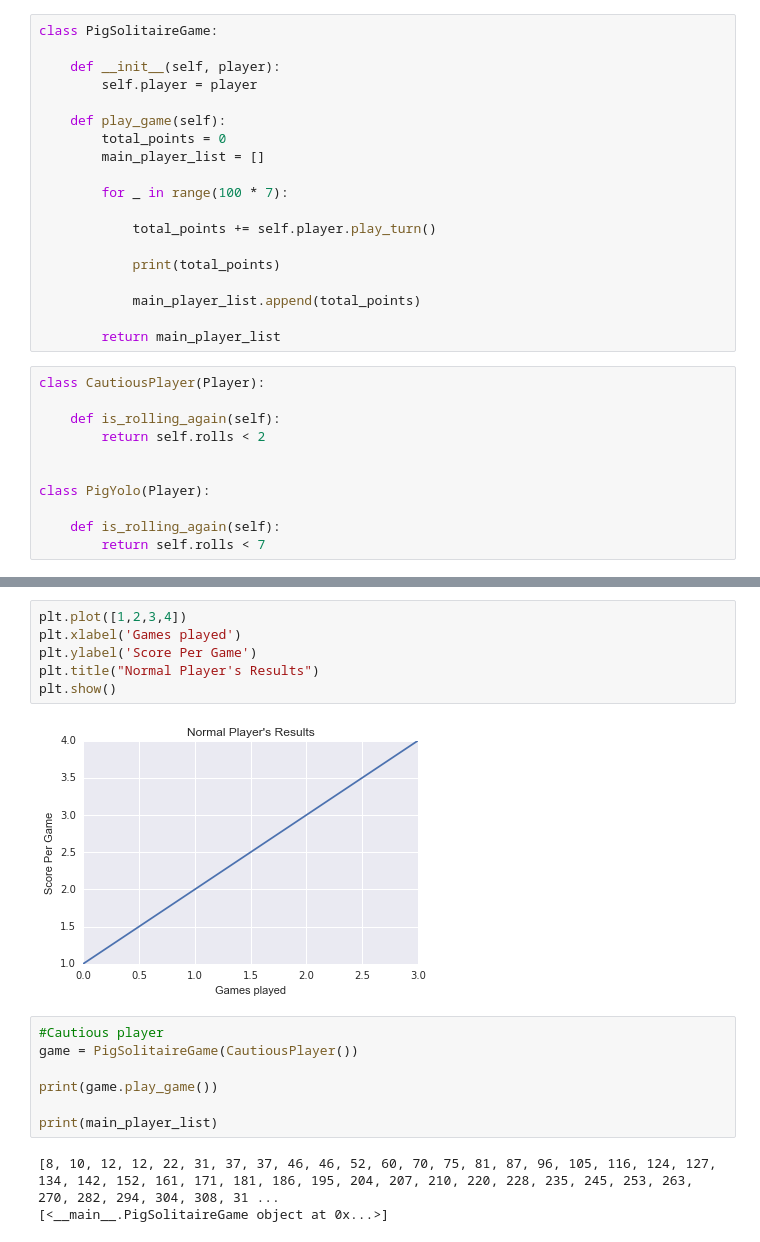
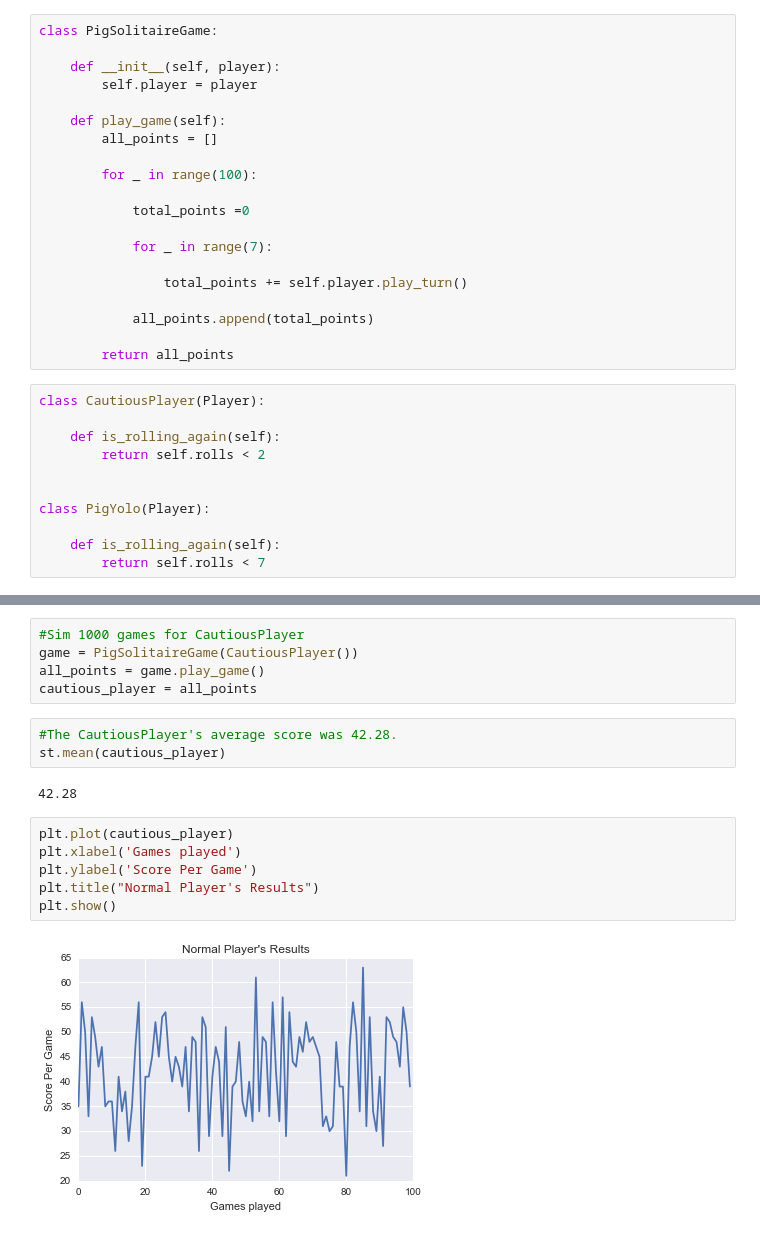
Before and after one commit to RyanOakes/ultimate-pig, a Jupyter notebook: ultimate-pig.ipynb, the cells around one changed output, grey strips where cells are left out. Cells and saved outputs as stored; diff of their text form.

Commit message:
Graph updates and list improvements

```diff
--- a/ultimate-pig.ipynb
+++ b/ultimate-pig.ipynb
@@ -46,18 +44,19 @@ class PigSolitaireGame:
         self.player = player
 
     def play_game(self):
-        total_points = 0
-        main_player_list = []
+        all_points = []
 
-        for _ in range(100 * 7):
+        for _ in range(100):
 
-            total_points += self.player.play_turn()
+            total_points =0
 
-            print(total_points)
+            for _ in range(7):
 
-            main_player_list.append(total_points)
+                total_points += self.player.play_turn()
 
-        return main_player_list
+            all_points.append(total_points)
+
+        return all_points
 # %%
 class CautiousPlayer(Player):
 
@@ -96,18 +92,18 @@ print(main_player_list)
+# %%
+#Sim 1000 games for CautiousPlayer
+game = PigSolitaireGame(CautiousPlayer())
+all_points = game.play_game()
+cautious_player = all_points
+# %%
+#The CautiousPlayer's average score was 42.28.
+st.mean(cautious_player)
+# %% [output]
+42.28
 # %%
-plt.plot([1,2,3,4])
+plt.plot(cautious_player)
 plt.xlabel('Games played')
 plt.ylabel('Score Per Game')
 plt.title("Normal Player's Results")
 plt.show()
 # %% [output]
-[figure, old version]
+[figure, new version]
-# %%
-#Cautious player
-game = PigSolitaireGame(CautiousPlayer())
-
-print(game.play_game())
-
-print(main_player_list)
-# %% [output]
-[8, 10, 12, 12, 22, 31, 37, 37, 46, 46, 52, 60, 70, 75, 81, 87, 96, 105, 116, 124, 127, 134, 142, 152, 161, 171, 181, 186, 195, 204, 207, 210, 220, 228, 235, 245, 253, 263, 270, 282, 294, 304, 308, 31 ...
-[<__main__.PigSolitaireGame object at 0x...>]
```
Also changed, not shown: parts of 12 cells of this notebook.
